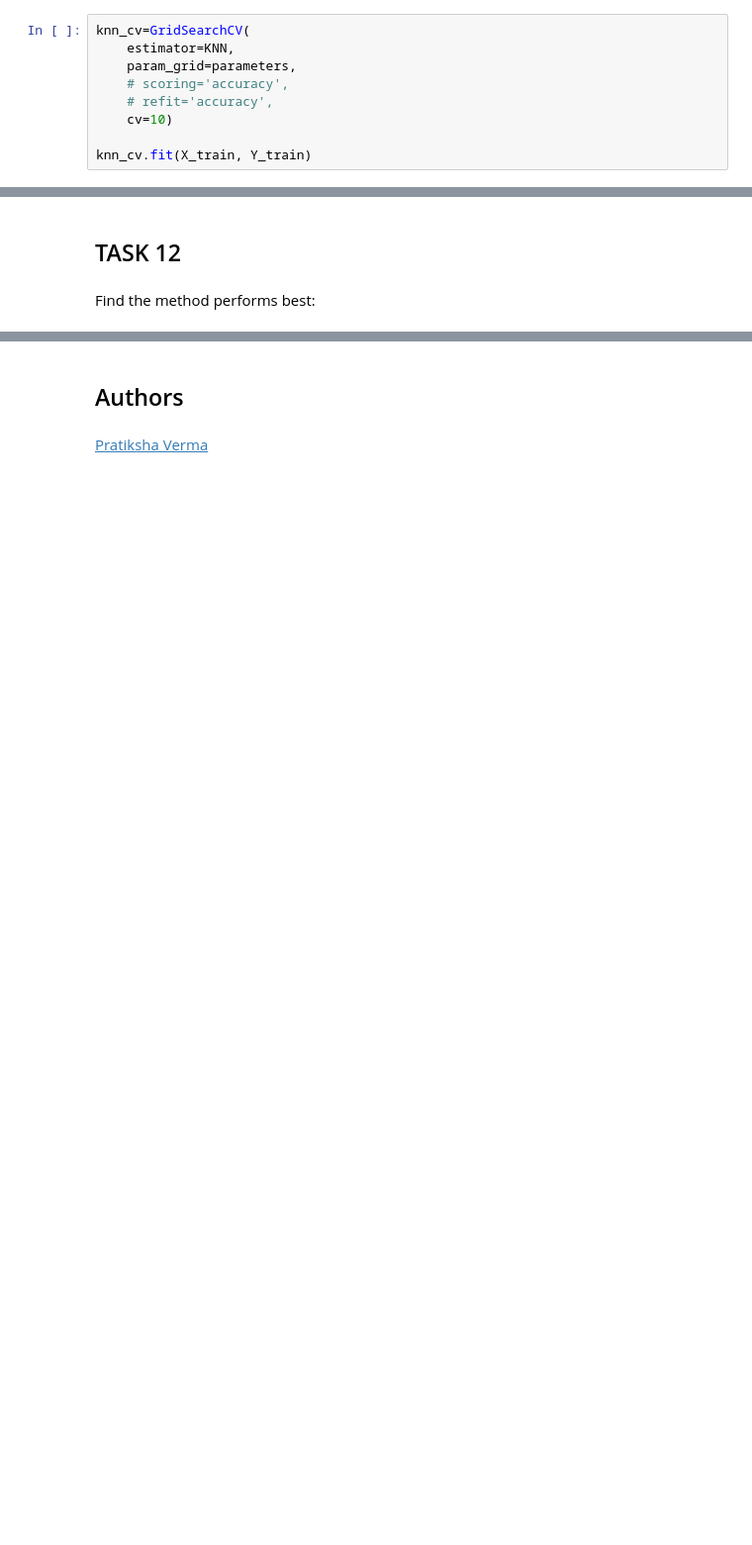
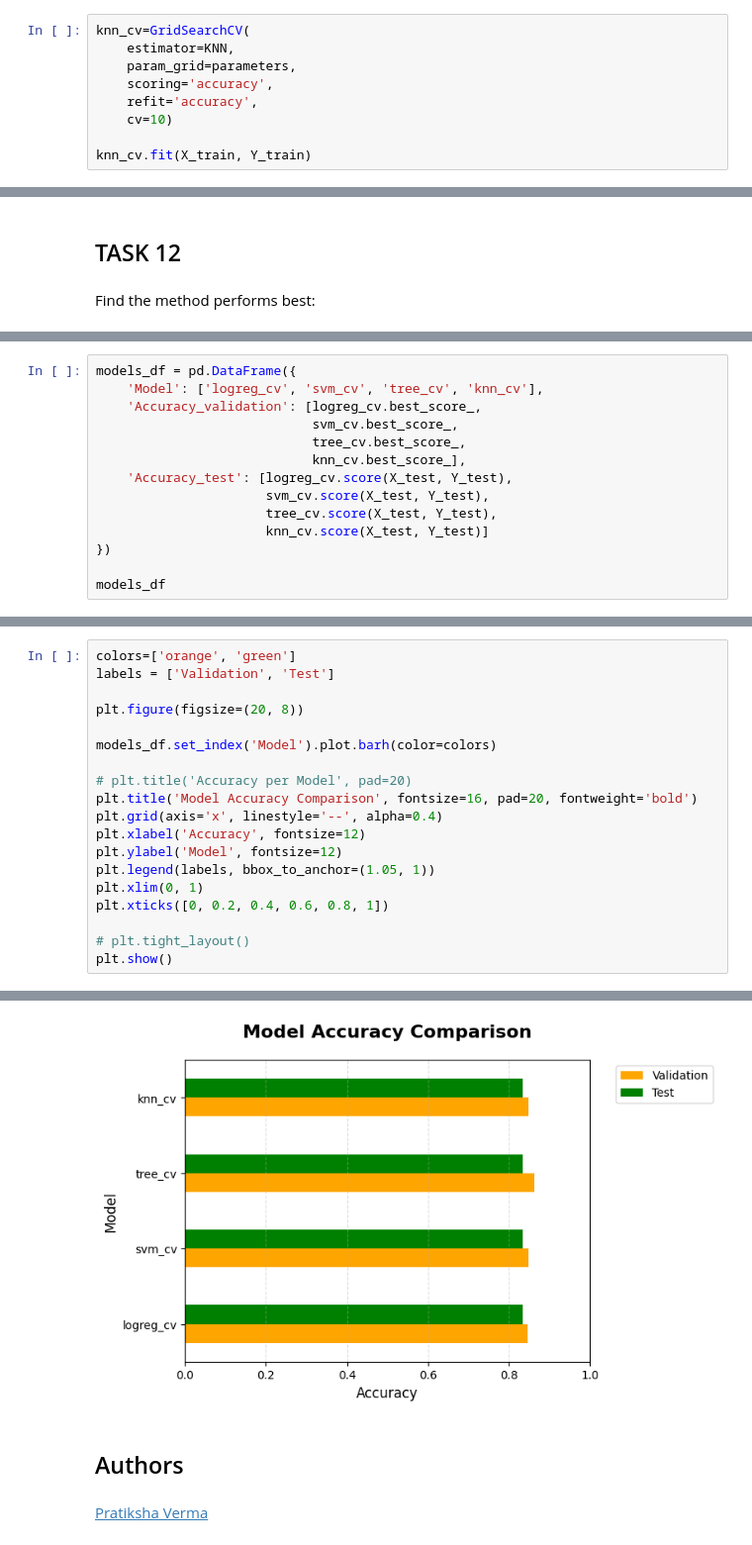
Before and after one commit to ManuC-023/SpaceY.-Data-Driven-Space, a Jupyter notebook: SpaceX-Machine-Learning-Prediction-Part-5-v1-MCC.ipynb, the cells around one changed output, grey strips where cells are left out. Shown at 99% size. Saved outputs shown, nothing was run; the diff lists cells and outputs as text; blank space fills up the shorter version.

```diff
--- a/SpaceX-Machine-Learning-Prediction-Part-5-v1-MCC.ipynb
+++ b/SpaceX-Machine-Learning-Prediction-Part-5-v1-MCC.ipynb
@@ -330,8 +315,8 @@ KNN = KNeighborsClassifier()
 knn_cv=GridSearchCV(
     estimator=KNN,
     param_grid=parameters,
-    # scoring='accuracy',
-    # refit='accuracy',
+    scoring='accuracy',
+    refit='accuracy',
     cv=10)
 
 knn_cv.fit(X_train, Y_train)
@@ -384,0 +354,14 @@ tree.score(X_test, Y_test)
+# %%
+models_df = pd.DataFrame({
+    'Model': ['logreg_cv', 'svm_cv', 'tree_cv', 'knn_cv'],
+    'Accuracy_validation': [logreg_cv.best_score_,
+                            svm_cv.best_score_,
+                            tree_cv.best_score_,
+                            knn_cv.best_score_],
+    'Accuracy_test': [logreg_cv.score(X_test, Y_test),
+                      svm_cv.score(X_test, Y_test),
+                      tree_cv.score(X_test, Y_test),
+                      knn_cv.score(X_test, Y_test)]
+})
+
+models_df
@@ -384,0 +374,20 @@ tree.score(X_test, Y_test)
+# %%
+colors=['orange', 'green']
+labels = ['Validation', 'Test']
+
+plt.figure(figsize=(20, 8))
+
+models_df.set_index('Model').plot.barh(color=colors)
+
+# plt.title('Accuracy per Model', pad=20)
+plt.title('Model Accuracy Comparison', fontsize=16, pad=20, fontweight='bold')
+plt.grid(axis='x', linestyle='--', alpha=0.4)
+plt.xlabel('Accuracy', fontsize=12)
+plt.ylabel('Model', fontsize=12)
+plt.legend(labels, bbox_to_anchor=(1.05, 1))
+plt.xlim(0, 1)
+plt.xticks([0, 0.2, 0.4, 0.6, 0.8, 1])
+
+# plt.tight_layout()
+plt.show()
+# %% [output]
@@ -385,3 +395,4 @@ tree.score(X_test, Y_test)
+[figure, added]
 # %% [markdown]
 ## Authors
 # %% [markdown]
```
Also changed, not shown: parts of 17 cells of this notebook.
